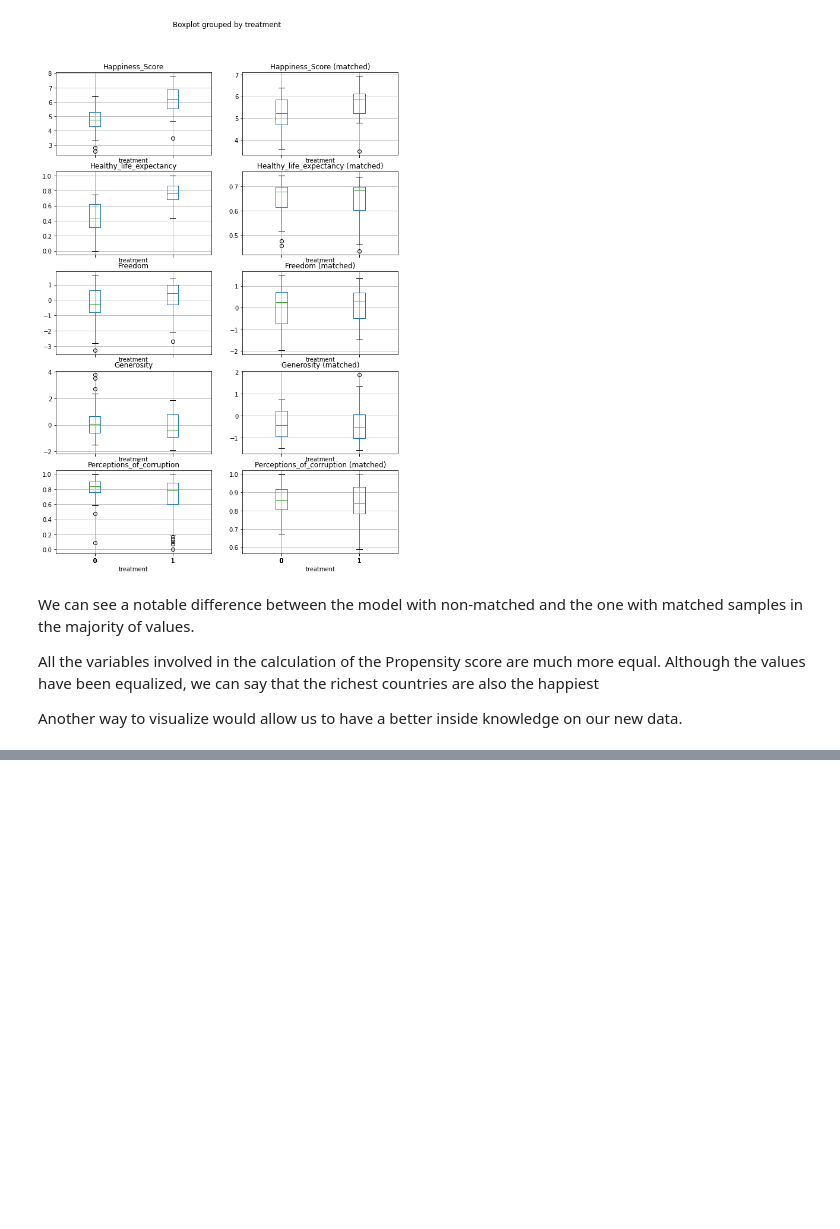
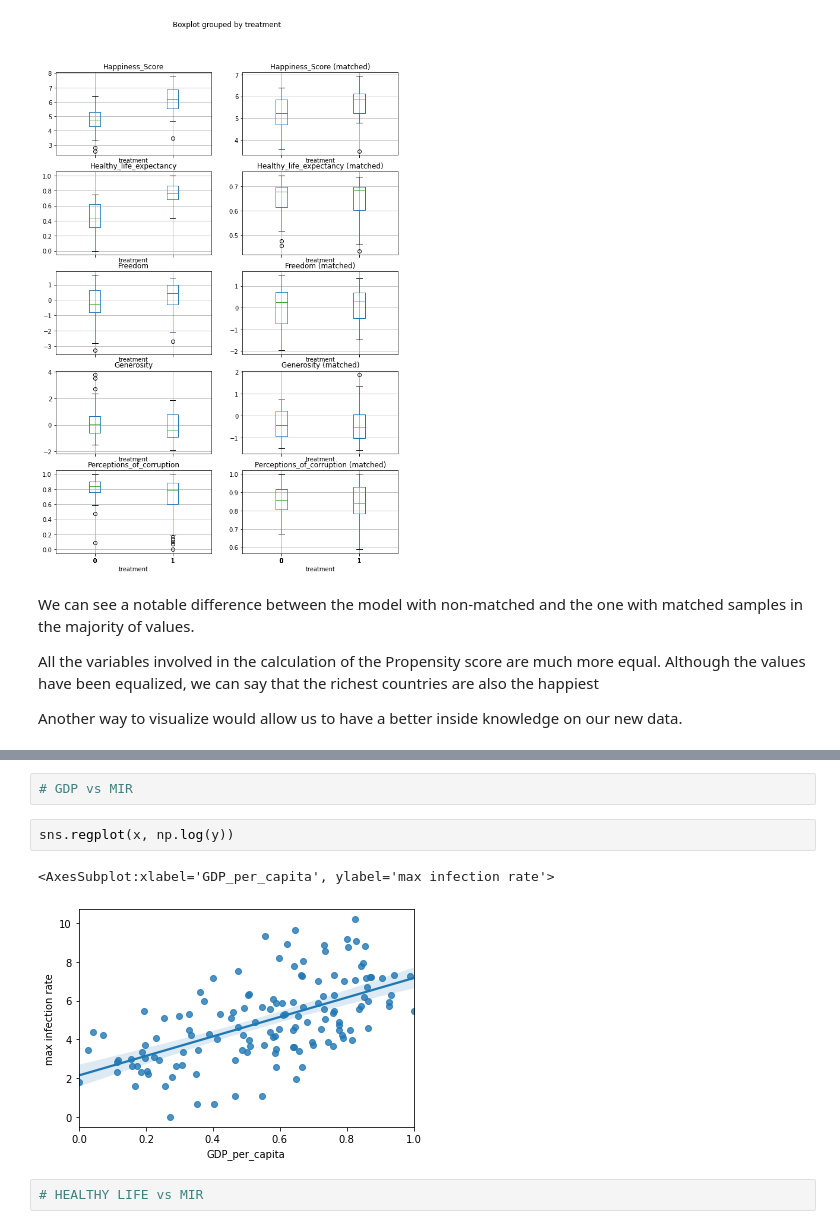
Before and after one commit to epfl-ada/ada-2020-project-milestone-p3-p3_spada, a Jupyter notebook: happiness.ipynb, the cells around one changed output, grey strips where cells are left out. Saved outputs shown, nothing was run; the diff lists cells and outputs as text; blank space fills up the shorter version.

```diff
--- a/happiness.ipynb
+++ b/happiness.ipynb
@@ -750,0 +876,9 @@ for i,feature in enumerate(features):
+# %%
+# GDP vs MIR
+# %%
+sns.regplot(x, np.log(y))
+# %% [output]
+<AxesSubplot:xlabel='GDP_per_capita', ylabel='max infection rate'>
+[figure, added]
+# %%
+# HEALTHY LIFE vs MIR
```
Also changed, not shown: parts of 36 cells of this notebook, 2 other files.
